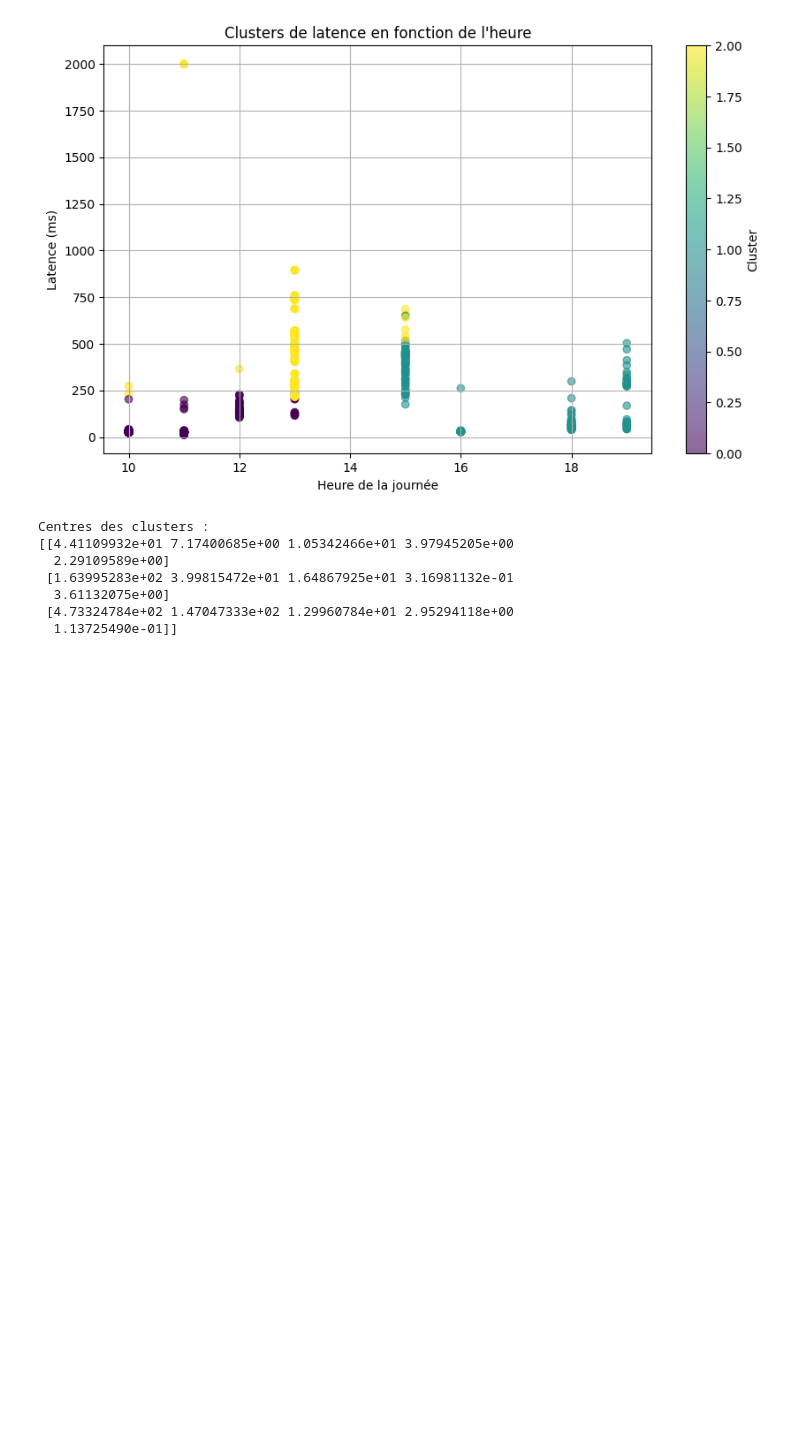
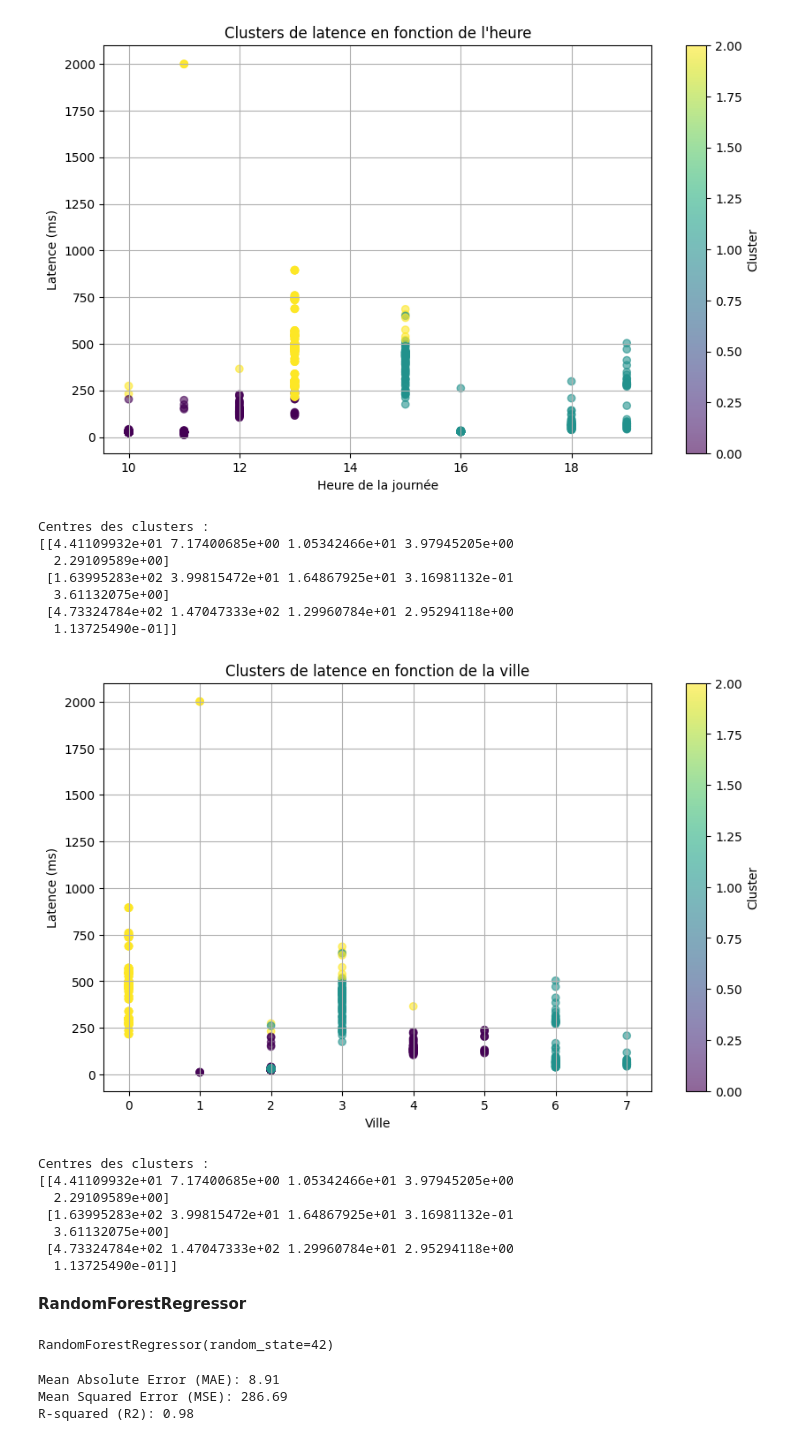
Before and after one commit to toommttom/Network_monitoring_dashboard, a Jupyter notebook: public/IaTest.ipynb, the cells around one changed output. Saved outputs shown, nothing was run; the diff lists cells and outputs as text; code cells hidden in the pictures; blank space fills up the shorter version.

```diff
--- a/public/IaTest.ipynb
+++ b/public/IaTest.ipynb
@@ -141,3 +144,33 @@ Centres des clusters :
   3.61132075e+00]
  [4.73324784e+02 1.47047333e+02 1.29960784e+01 2.95294118e+00
   1.13725490e-01]]
+# %%
+# Application du clustering avec le K optimal (à définir en regardant le graphique)
+K_OPTIMAL = 3  # Remplace par le nombre optimal trouvé
+kmeans = KMeans(n_clusters=K_OPTIMAL, random_state=42, n_init=10)
+df['Cluster'] = kmeans.fit_predict(X_scaled)
+
+# Visualisation des clusters (Latence vs Heure)
+plt.figure(figsize=(10, 6))
+plt.scatter(df['Ville_Code'], df['Latence'], c=df['Cluster'], cmap='viridis', alpha=0.6)
+plt.colorbar(label="Cluster")
+plt.xlabel("Ville")
+plt.ylabel("Latence (ms)")
+plt.title("Clusters de latence en fonction de la ville")
+plt.grid()
+plt.show()
+
+# Affichage des centres des clusters
+print("Centres des clusters :")
+print(scaler.inverse_transform(kmeans.cluster_centers_))
+# %% [output]
+[figure, added]
+Centres des clusters :
+[[4.41109932e+01 7.17400685e+00 1.05342466e+01 3.97945205e+00
+  2.29109589e+00]
+ [1.63995283e+02 3.99815472e+01 1.64867925e+01 3.16981132e-01
+  3.61132075e+00]
+ [4.73324784e+02 1.47047333e+02 1.29960784e+01 2.95294118e+00
+  1.13725490e-01]]
+# %% [markdown]
+**RandomForestRegressor**
@@ -143,0 +192,6 @@ Centres des clusters :
+# %%
+# Initialisation et entraînement du modèle
+model = RandomForestRegressor(n_estimators=100, random_state=42)
+model.fit(X_train_scaled, y_train)
+# %% [output]
+RandomForestRegressor(random_state=42)
@@ -143,0 +201,13 @@ Centres des clusters :
+# %%
+# Évaluation du modèle
+mae = mean_absolute_error(y_test, y_pred)
+mse = mean_squared_error(y_test, y_pred)
+r2 = r2_score(y_test, y_pred)
+
+print(f"Mean Absolute Error (MAE): {mae:.2f}")
+print(f"Mean Squared Error (MSE): {mse:.2f}")
+print(f"R-squared (R2): {r2:.2f}")
+# %% [output]
+Mean Absolute Error (MAE): 8.91
+Mean Squared Error (MSE): 286.69
+R-squared (R2): 0.98
```
Also changed, not shown: parts of 6 cells of this notebook.
